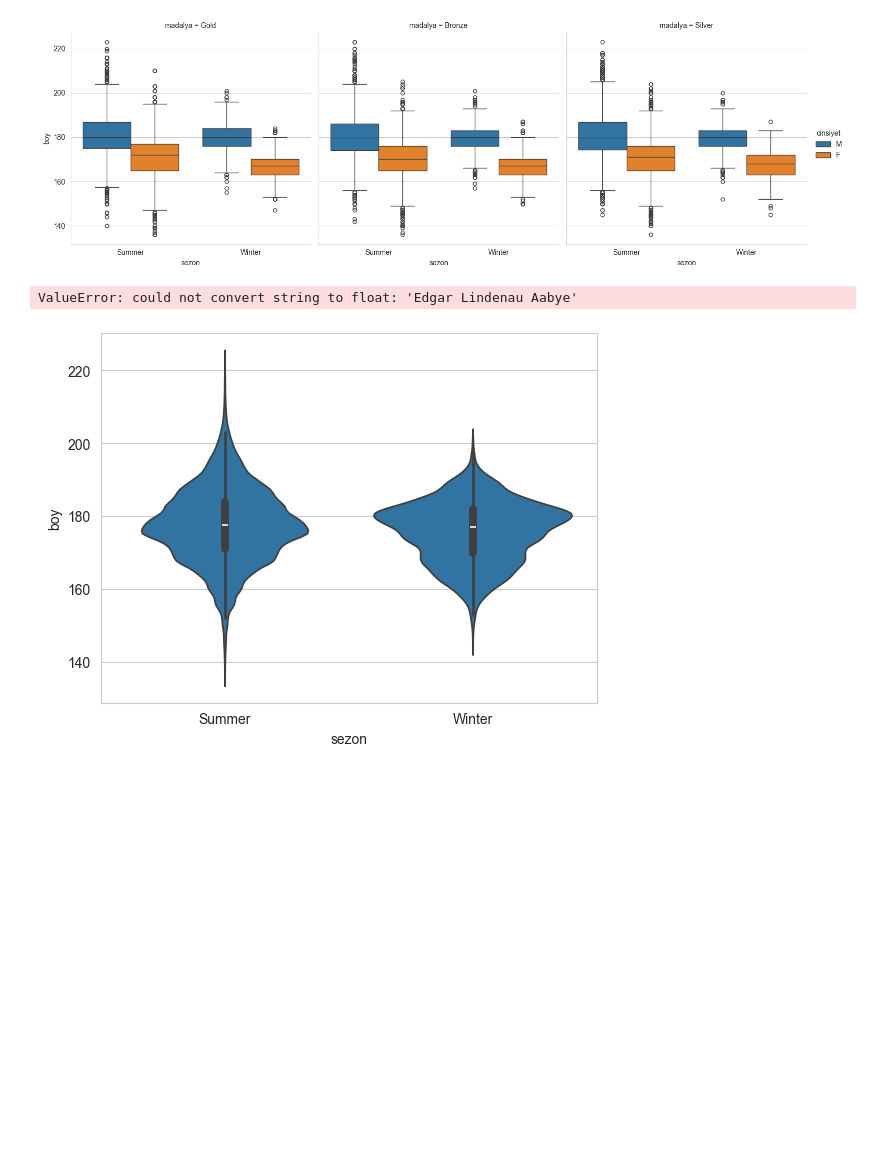
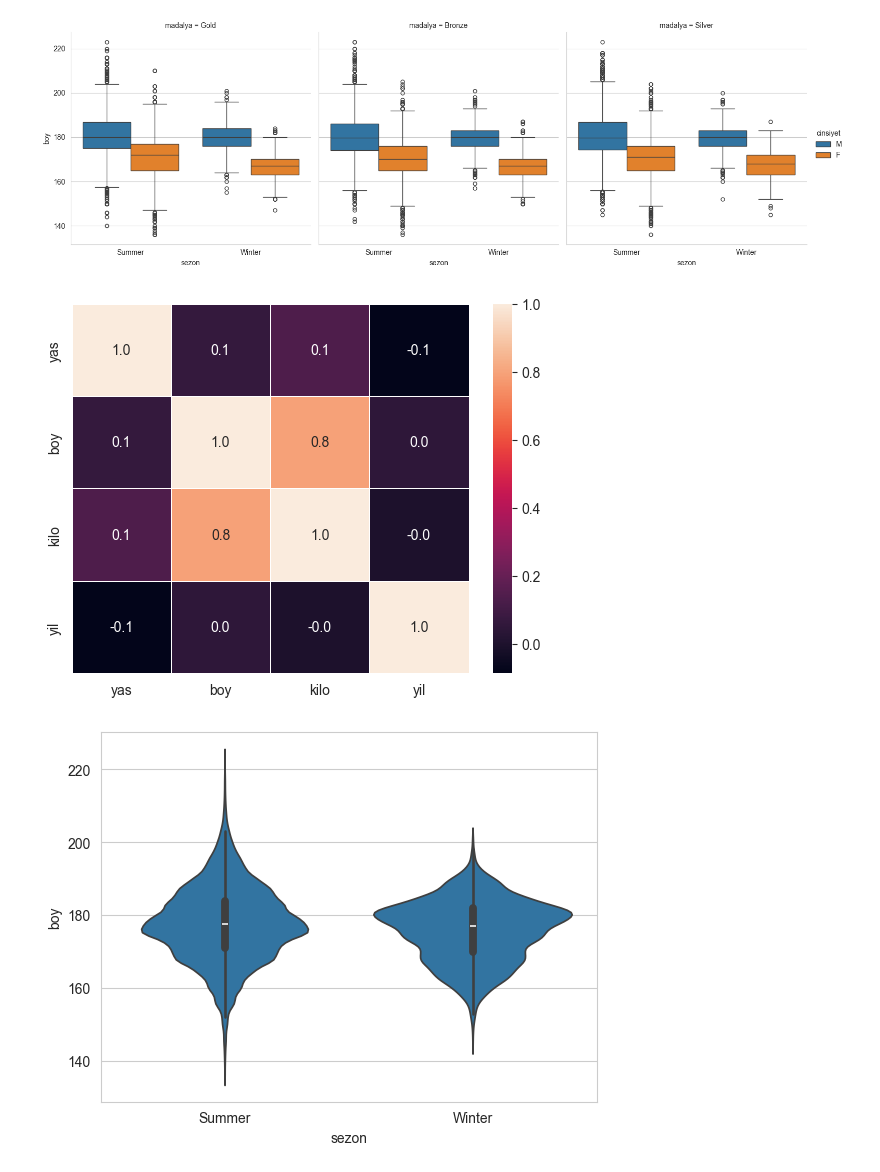
Before and after one commit to yelbetul/CoderspaceVeriBilimi-YapayZekaOkulu, a Jupyter notebook: DosyaPandasMatplotlibSeaborn.ipynb, the cells around one changed output. Cells and saved outputs as stored; diff of their text form; code cells hidden in the pictures; blank space fills up the shorter version.

```diff
--- a/DosyaPandasMatplotlibSeaborn.ipynb
+++ b/DosyaPandasMatplotlibSeaborn.ipynb
@@ -1046,10 +1046,13 @@ sns.catplot(x="sezon", y="boy", hue="cinsiyet", col="madalya", data=veri, kind="
 <seaborn.axisgrid.FacetGrid at 0x...>
 [figure]
 # %%
-sns.heatmap(veri.corr(), annot=True, linewidths=0.5, fmt='.1f')
+sayisal_veri = veri.select_dtypes(include='number')
+
+# Isı haritası oluşturma
+sns.heatmap(sayisal_veri.corr(), annot=True, linewidths=0.5, fmt='.1f')
 plt.show()
 # %% [output]
-ValueError: could not convert string to float: 'Edgar Lindenau Aabye'
+[figure, added]
 # %%
 sns.violinplot(x = "sezon", y = "boy", data = veri)
 plt.show()
```
